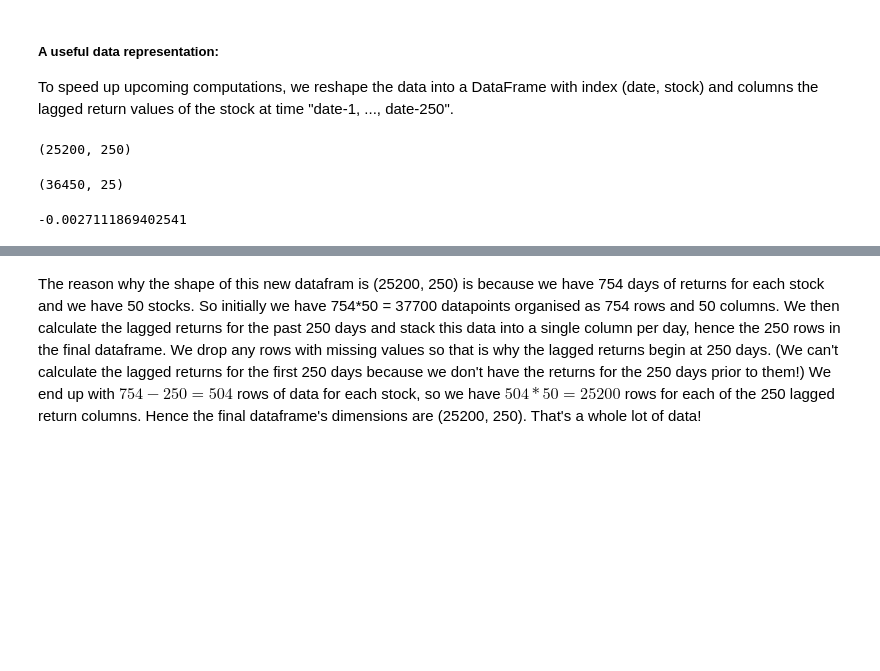
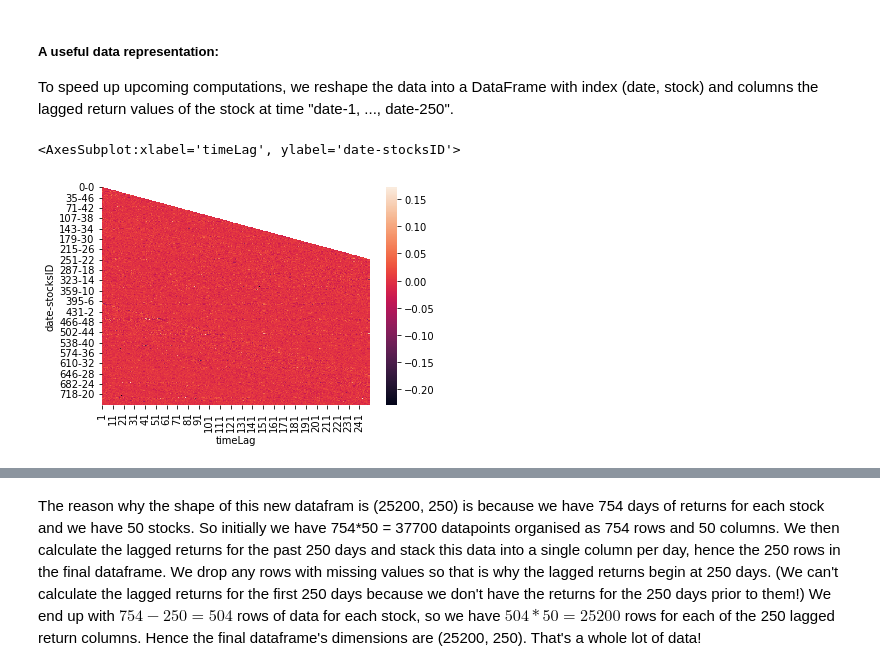
Before and after one commit to BenSnow6/Quant-challenge, a Jupyter notebook: ENS_QRT22_V1/ENS_QRT22_V1.ipynb, the cells around one changed output, grey strips where cells are left out. Saved outputs shown, nothing was run; the diff lists cells and outputs as text; code cells hidden in the pictures; blank space fills up the shorter version.

```diff
--- a/ENS_QRT22_V1/ENS_QRT22_V1.ipynb
+++ b/ENS_QRT22_V1/ENS_QRT22_V1.ipynb
@@ -49,18 +35,13 @@ X_train.T.shape
 
 To speed up upcoming computations, we reshape the data  into a DataFrame with index (date, stock) and columns the lagged return values of the stock at time "date-1, ..., date-250".
 # %%
-X_train_oneshift = pd.concat([X_train.T.shift(i+1).stack(dropna=False) for i in range(0,250)] ,1).dropna()
-X_train_oneshift.shape
+X_train_reshape = pd.concat([ X_train.T.shift(i+1).stack(dropna=False) for i in range(250) ], axis=1).dropna()
+X_train_reshape.columns = pd.Index(range(1,251), name='timeLag')
-# %% [output]
-(25200, 250)
-# %%
-X_train_oneshift.shape
-# %% [output]
-(36450, 25)
 # %%
-X_train_reshape = pd.concat([ X_train.T.shift(i+1).stack(dropna=False) for i in range(250) ], 1).dropna()
-X_train_reshape.columns = pd.Index(range(1,251), name='timeLag')
+X_train_nanincluded = pd.concat([ X_train.T.shift(i+1).stack(dropna=False) for i in range(250) ], axis=1)
+X_train_nanincluded.columns = pd.Index(range(1,251), name='timeLag')
-# %%
-X_train_reshape[20][700]
-# %% [output]
--0.0027111869402541
+# %%
+sns.heatmap(X_train_nanincluded)
+# %% [output]
+<AxesSubplot:xlabel='timeLag', ylabel='date-stocksID'>
+[figure, added]
```
Also changed, not shown: parts of 20 cells of this notebook.
